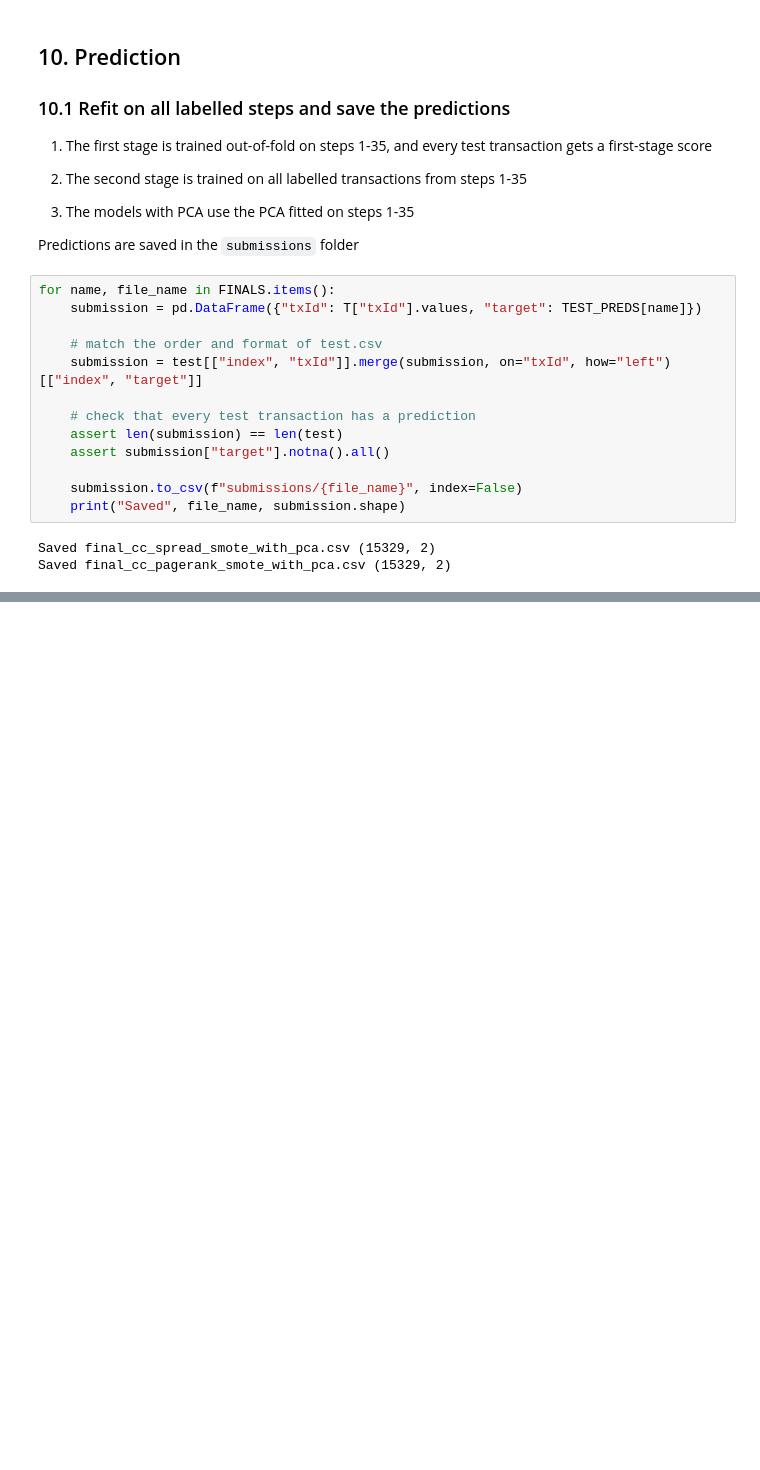
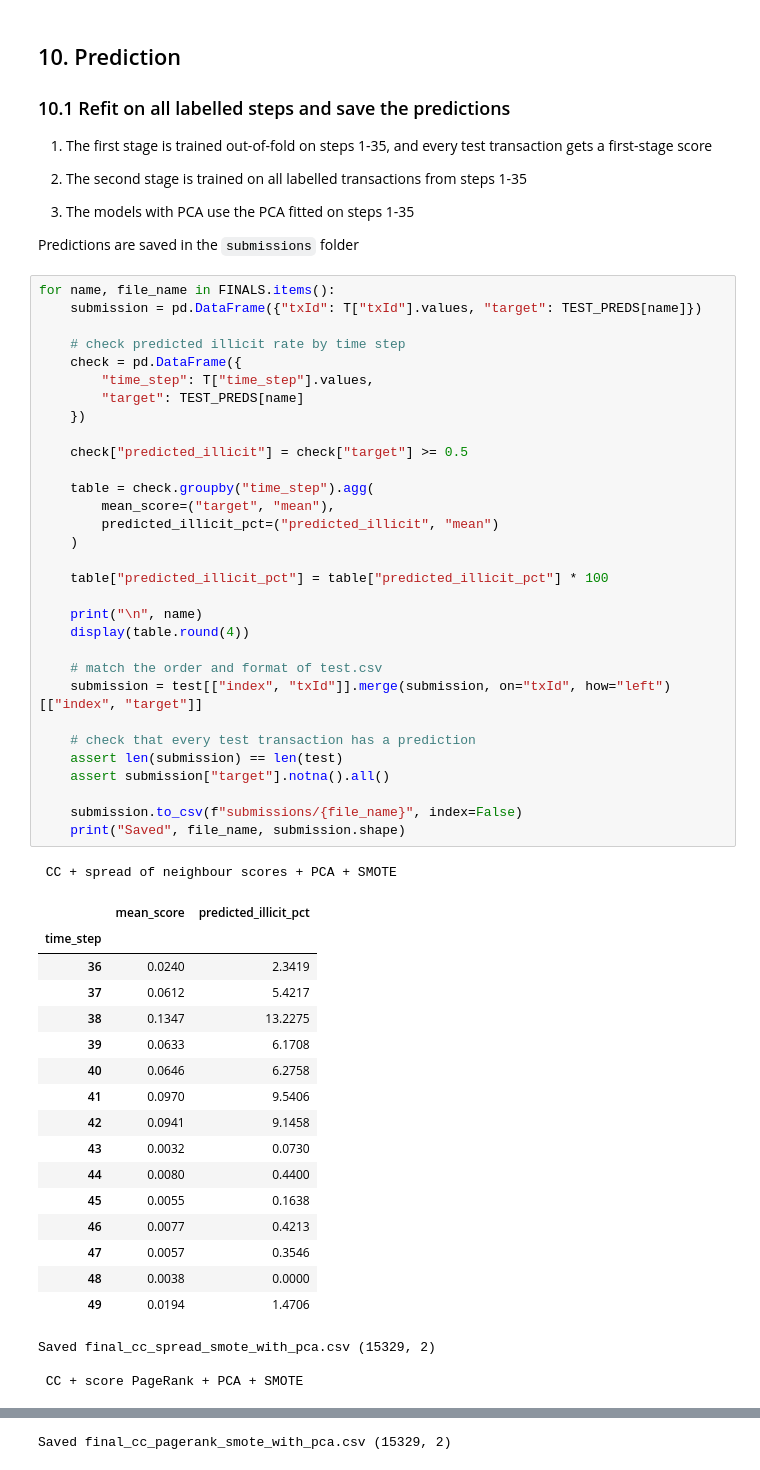
Before and after one commit to lyciayeo/bt4012-kaggle, a Jupyter notebook: e1155604.ipynb, the cells around one changed output, grey strips where cells are left out. Saved outputs shown, nothing was run; the diff lists cells and outputs as text; blank space fills up the shorter version.

```diff
--- a/e1155604.ipynb
+++ b/e1155604.ipynb
@@ -3303,16 +3303,52 @@ Predictions are saved in the `submissions` folder
 # %%
 for name, file_name in FINALS.items():
     submission = pd.DataFrame({"txId": T["txId"].values, "target": TEST_PREDS[name]})
+
+    # check predicted illicit rate by time step
+    check = pd.DataFrame({
+        "time_step": T["time_step"].values,
+        "target": TEST_PREDS[name]
+    })
+
+    check["predicted_illicit"] = check["target"] >= 0.5
+
+    table = check.groupby("time_step").agg(
+        mean_score=("target", "mean"),
+        predicted_illicit_pct=("predicted_illicit", "mean")
+    )
+
+    table["predicted_illicit_pct"] = table["predicted_illicit_pct"] * 100
+
+    print("\n", name)
+    display(table.round(4))
 
     # match the order and format of test.csv
     submission = test[["index", "txId"]].merge(submission, on="txId", how="left")[["index", "target"]]
 
     # check that every test transaction has a prediction
     assert len(submission) == len(test)
     assert submission["target"].notna().all()
 
     submission.to_csv(f"submissions/{file_name}", index=False)
     print("Saved", file_name, submission.shape)
 # %% [output]
-Saved final_cc_spread_smote_with_pca.csv (15329, 2)
-Saved final_cc_pagerank_smote_with_pca.csv (15329, 2)
+ CC + spread of neighbour scores + PCA + SMOTE
+|  | mean_score | predicted_illicit_pct |
+| time_step |  |  |
+| 36 | 0.0240 | 2.3419 |
+| 37 | 0.0612 | 5.4217 |
+| 38 | 0.1347 | 13.2275 |
+| 39 | 0.0633 | 6.1708 |
+| 40 | 0.0646 | 6.2758 |
+| 41 | 0.0970 | 9.5406 |
+| 42 | 0.0941 | 9.1458 |
+| 43 | 0.0032 | 0.0730 |
+| 44 | 0.0080 | 0.4400 |
+| 45 | 0.0055 | 0.1638 |
+| 46 | 0.0077 | 0.4213 |
+| 47 | 0.0057 | 0.3546 |
+| 48 | 0.0038 | 0.0000 |
+| 49 | 0.0194 | 1.4706 |
+Saved final_cc_spread_smote_with_pca.csv (15329, 2)
+
+ CC + score PageRank + PCA + SMOTE
@@ -3318,0 +3371 @@ Saved final_cc_pagerank_smote_with_pca.csv (15329, 2)
+Saved final_cc_pagerank_smote_with_pca.csv (15329, 2)
```
Also changed, not shown: parts of 15 cells of this notebook, 1 other file.
